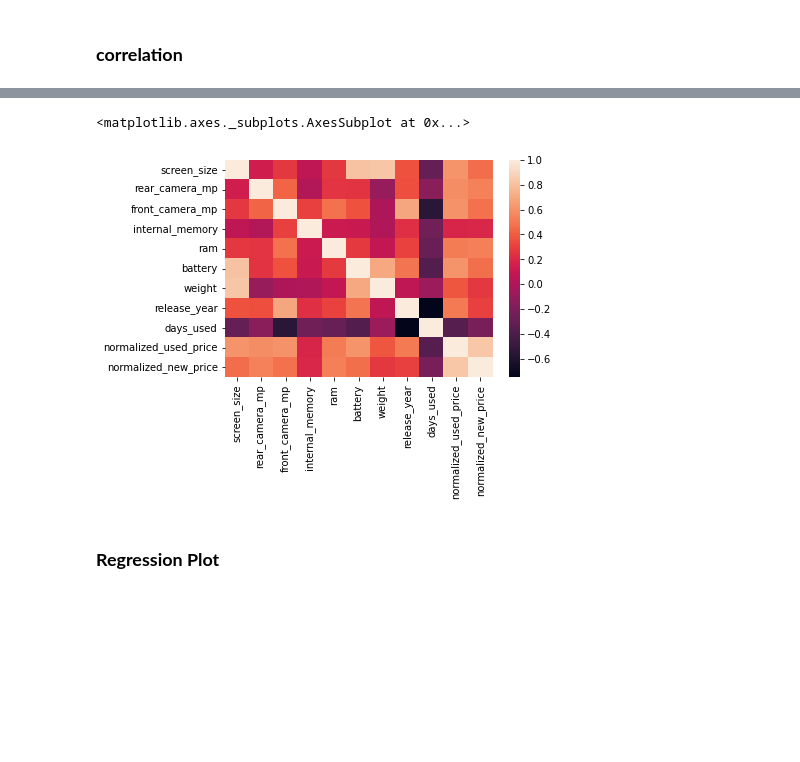
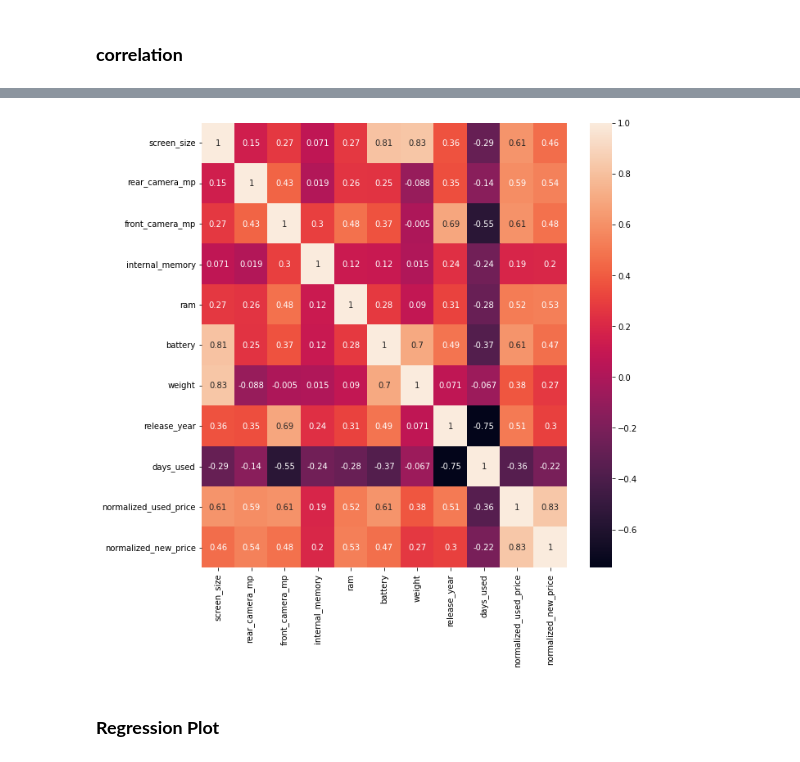
Before and after one commit to AmruthaAN/Amrutha-ml-project, a Jupyter notebook: used_device_project.ipynb, the cells around one changed output, grey strips where cells are left out. Cells and saved outputs as stored; diff of their text form; code cells hidden in the pictures; blank space fills up the shorter version.

```diff
--- a/used_device_project.ipynb
+++ b/used_device_project.ipynb
@@ -139,8 +114,9 @@ df.corr()
-# %%
-sns.heatmap(df.corr())
-# %% [output]
-<matplotlib.axes._subplots.AxesSubplot at 0x...>
-[figure, removed]
+# %%
+plt.figure(figsize=(10,10))
+sns.heatmap(df.corr(),annot=True)
+plt.show()
+# %% [output]
+[figure, added]
 # %% [markdown]
 ### **Regression Plot**
 # %%
```
Also changed, not shown: parts of 23 cells of this notebook.
